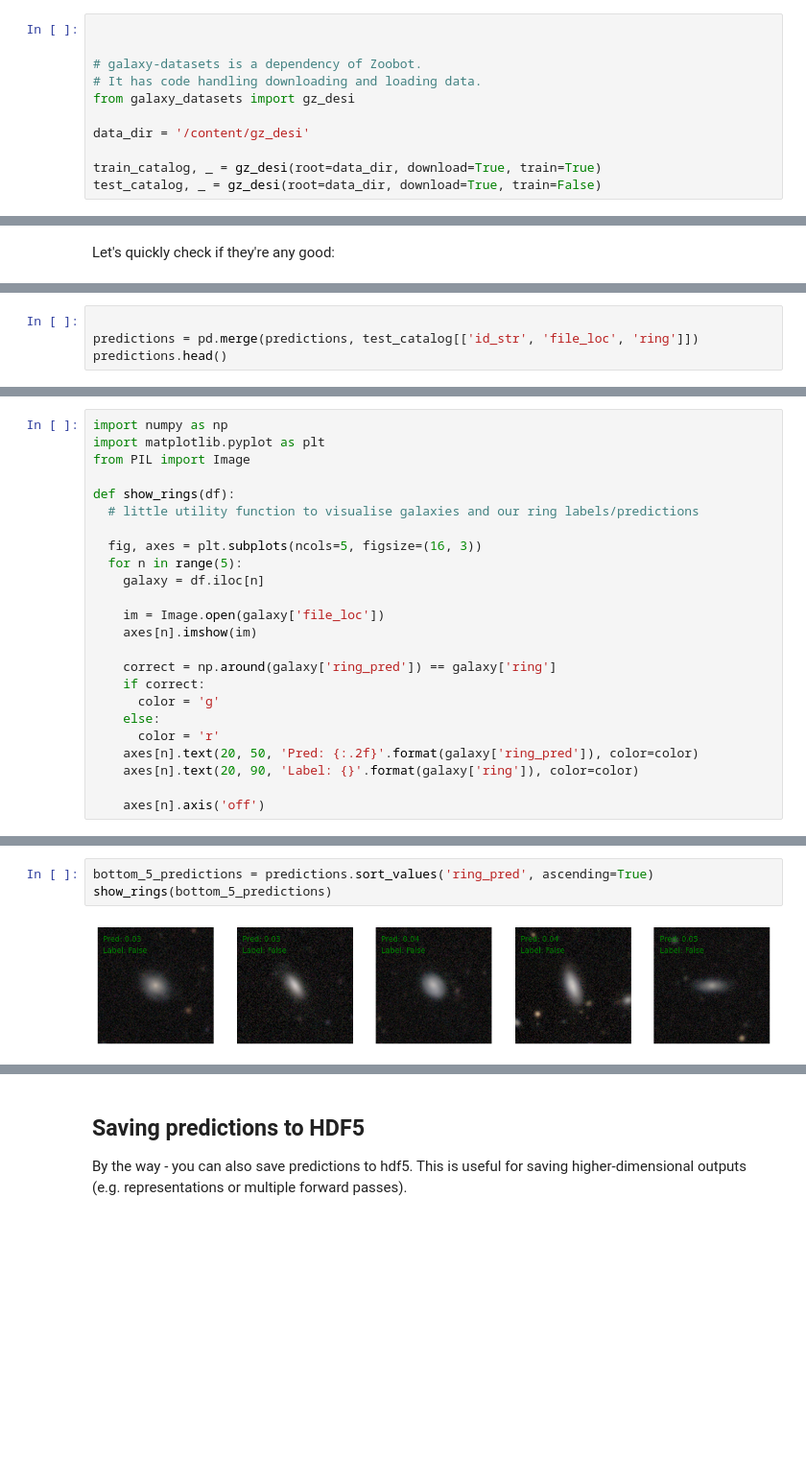
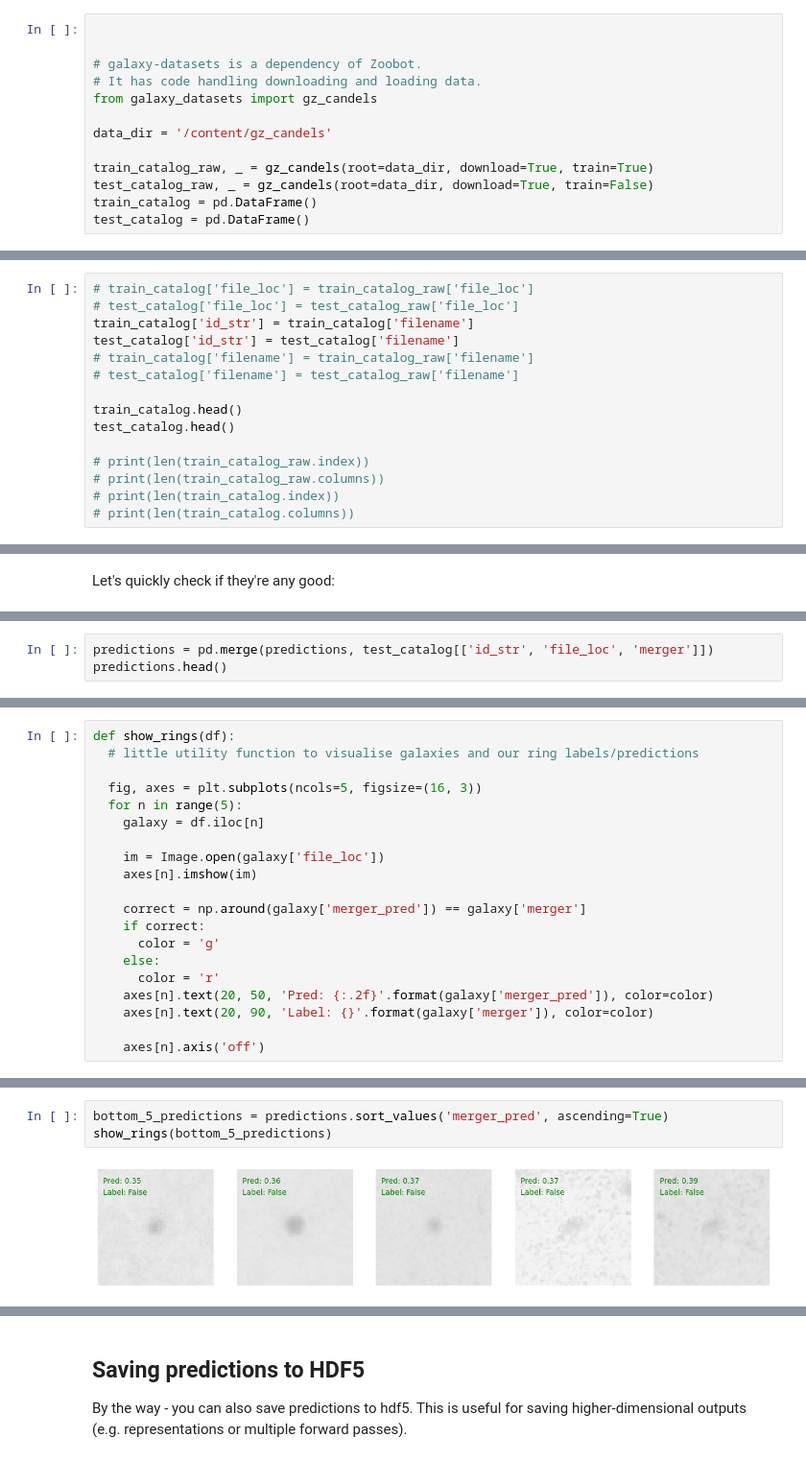
Before and after one commit to azh248/galaxy-mergers, a Jupyter notebook: zoobot_classifier.ipynb, the cells around one changed output, grey strips where cells are left out. Shown at 96% size. Drawn from its saved outputs; the diff is of its cells as text; blank space fills up the shorter version.

```diff
--- a/zoobot_classifier.ipynb
+++ b/zoobot_classifier.ipynb
@@ -67,10 +67,12 @@ Here I'm using galaxy-datasets to download some premade data - check it out for
 
 # galaxy-datasets is a dependency of Zoobot.
 # It has code handling downloading and loading data.
-from galaxy_datasets import gz_desi
+from galaxy_datasets import gz_candels
 
-data_dir = '/content/gz_desi'
+data_dir = '/content/gz_candels'
 
-train_catalog, _ = gz_desi(root=data_dir, download=True, train=True)
-test_catalog, _ = gz_desi(root=data_dir, download=True, train=False)
+train_catalog_raw, _ = gz_candels(root=data_dir, download=True, train=True)
+test_catalog_raw, _ = gz_candels(root=data_dir, download=True, train=False)
+train_catalog = pd.DataFrame()
+test_catalog = pd.DataFrame()
 # %% [output]
@@ -93,0 +161,15 @@ train_catalog.head()
+# %%
+# train_catalog['file_loc'] = train_catalog_raw['file_loc']
+# test_catalog['file_loc'] = test_catalog_raw['file_loc']
+train_catalog['id_str'] = train_catalog['filename']
+test_catalog['id_str'] = test_catalog['filename']
+# train_catalog['filename'] = train_catalog_raw['filename']
+# test_catalog['filename'] = test_catalog_raw['filename']
+
+train_catalog.head()
+test_catalog.head()
+
+# print(len(train_catalog_raw.index))
+# print(len(train_catalog_raw.columns))
+# print(len(train_catalog.index))
+# print(len(train_catalog.columns))
@@ -273,5 +387,4 @@ predictions.head()
 # %%
-
-predictions = pd.merge(predictions, test_catalog[['id_str', 'file_loc', 'ring']])
+predictions = pd.merge(predictions, test_catalog[['id_str', 'file_loc', 'merger']])
 predictions.head()
 # %% [output]
@@ -288,8 +434,4 @@ Accuracy: 0.79
 # %%
-import numpy as np
-import matplotlib.pyplot as plt
-from PIL import Image
-
 def show_rings(df):
   # little utility function to visualise galaxies and our ring labels/predictions
 
@@ -300,13 +442,13 @@ def show_rings(df):
     im = Image.open(galaxy['file_loc'])
     axes[n].imshow(im)
 
-    correct = np.around(galaxy['ring_pred']) == galaxy['ring']
+    correct = np.around(galaxy['merger_pred']) == galaxy['merger']
     if correct:
       color = 'g'
     else:
       color = 'r'
-    axes[n].text(20, 50, 'Pred: {:.2f}'.format(galaxy['ring_pred']), color=color)
-    axes[n].text(20, 90, 'Label: {}'.format(galaxy['ring']), color=color)
+    axes[n].text(20, 50, 'Pred: {:.2f}'.format(galaxy['merger_pred']), color=color)
+    axes[n].text(20, 90, 'Label: {}'.format(galaxy['merger']), color=color)
 
     axes[n].axis('off')
 # %%
@@ -330,8 +484,8 @@ Name: id_str, Length: 200, dtype: object
 # %%
-bottom_5_predictions = predictions.sort_values('ring_pred', ascending=True)
+bottom_5_predictions = predictions.sort_values('merger_pred', ascending=True)
 show_rings(bottom_5_predictions)
 # %% [output]
-[figure, old version]
+[figure, new version]
 # %%
 random_predictions = predictions.sample(5)
 print(random_predictions['id_str'])
```
Also changed, not shown: parts of 26 cells of this notebook.
